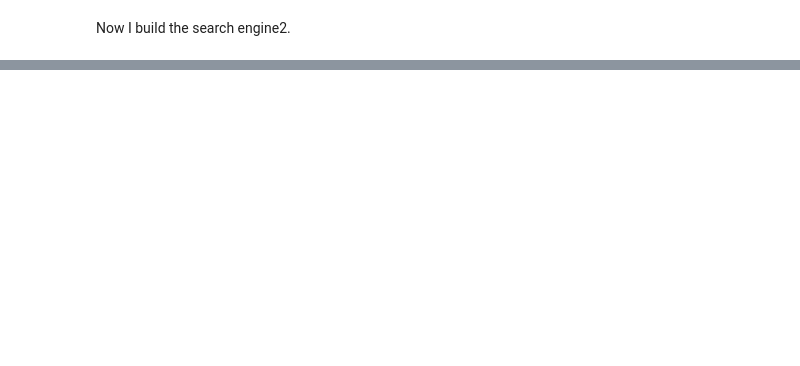
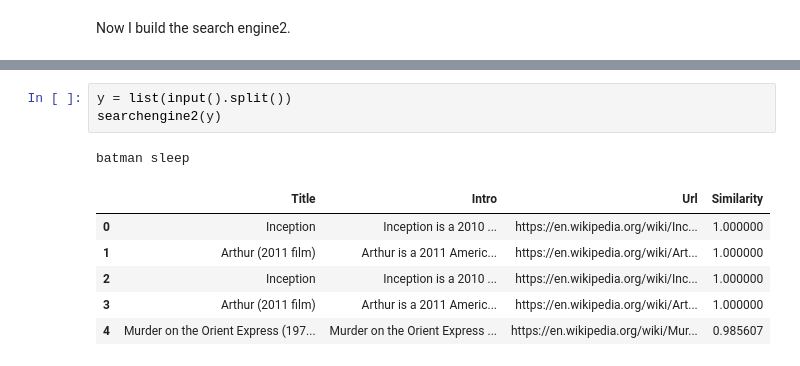
Before and after one commit to Debodeep94/ADM_HW3_Which_movie_to_watch, a Jupyter notebook: HMK3Leo.ipynb, the cells around one changed output, grey strips where cells are left out. Drawn from its saved outputs; the diff is of its cells as text; blank space fills up the shorter version.

```diff
--- a/HMK3Leo.ipynb
+++ b/HMK3Leo.ipynb
@@ -766,0 +785,11 @@ diction3['0'][0][1]
+# %%
+y = list(input().split())
+searchengine2(y)
+# %% [output]
+batman sleep
+|  | Title | Intro | Url | Similarity |
+| 0 | Inception | Inception is a 2010 ... | https://en.wikipedia.org/wiki/Inc... | 1.000000 |
+| 1 | Arthur (2011 film) | Arthur is a 2011 Americ... | https://en.wikipedia.org/wiki/Art... | 1.000000 |
+| 2 | Inception | Inception is a 2010 ... | https://en.wikipedia.org/wiki/Inc... | 1.000000 |
+| 3 | Arthur (2011 film) | Arthur is a 2011 Americ... | https://en.wikipedia.org/wiki/Art... | 1.000000 |
+| 4 | Murder on the Orient Express (197... | Murder on the Orient Express ... | https://en.wikipedia.org/wiki/Mur... | 0.985607 |
```
Also changed, not shown: parts of 8 cells of this notebook.
